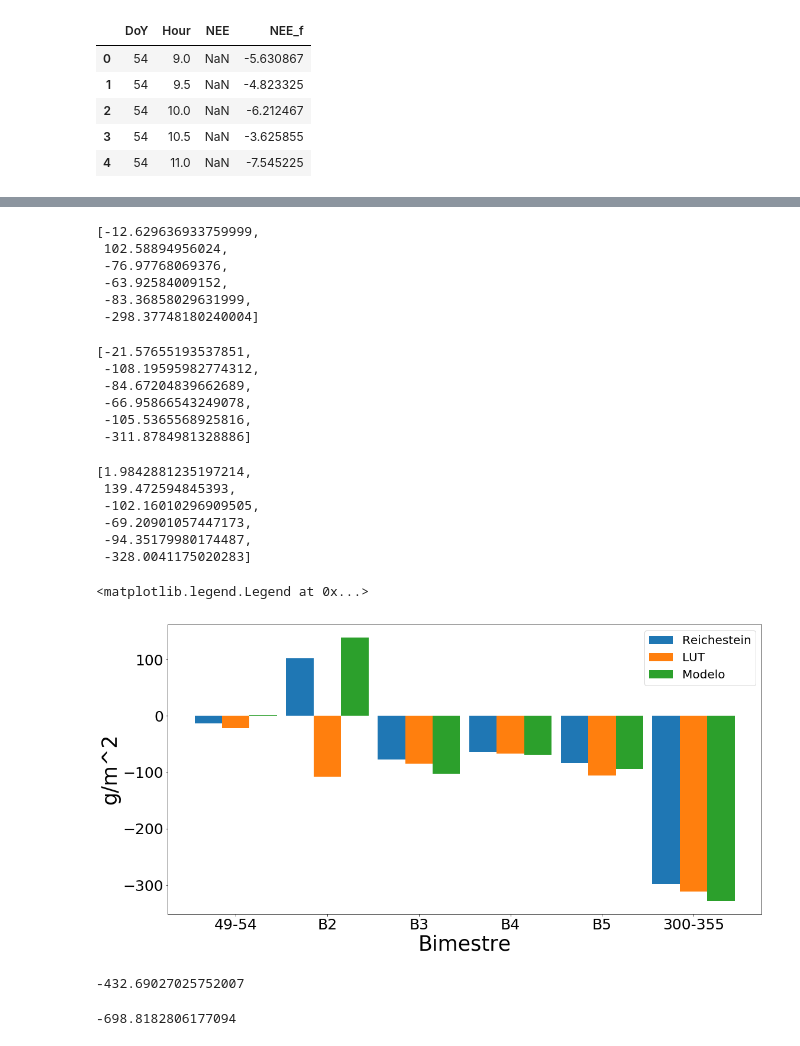
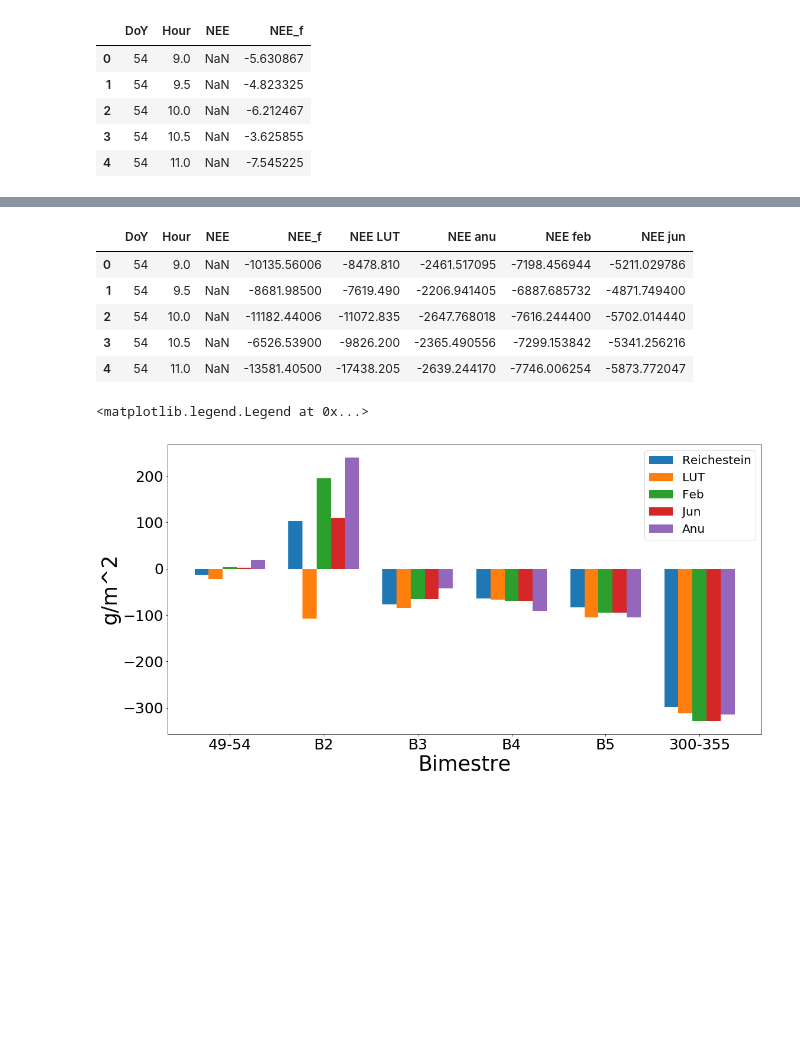
Before and after one commit to Nahu-11/Tesis, a Jupyter notebook: New scripts/Comparacion.ipynb, the cells around one changed output, grey strips where cells are left out. Drawn from its saved outputs; the diff is of its cells as text; code cells hidden in the pictures; blank space fills up the shorter version.

```diff
--- a/New scripts/Comparacion.ipynb
+++ b/New scripts/Comparacion.ipynb
@@ -144,9 +201,7 @@ comparacion.tail()
 # %%
 plt.figure(figsize=(18,9))
-plt.plot(comparacion.index/48 + 54, comparacion['NEE'], 'o', ms = 2)
-plt.plot(comparacion.index/48 + 54, comparacion['NEE_f'], 'o', ms = 2)
-plt.plot(comparacion.index/48 + 54, comparacion['NEE LUT'], 'o', ms = 2)
-plt.plot(comparacion.index/48 + 54, comparacion['NEE mod'], 'o', ms = 2)
+for i in comparacion.columns[2:]:
+    plt.plot(comparacion.index/48 + 54, comparacion[i], 'o', ms = 2)
 plt.legend()
 # %% [output]
 <matplotlib.legend.Legend at 0x...>
@@ -154,4 +209,7 @@ plt.legend()
 # %%
-plt.figure(figsize=(18,9))
-plt.plot(comparacion.index/48 + 54, comparacion['NEE'], 'o', ms = 2)
+for i in comparacion.columns[2:]:
+    plt.figure(figsize=(18,9))
+    plt.plot(comparacion.index/48 + 54, comparacion[i], 'o', ms = 2)
+    plt.ylim(-30, 15)
+    plt.legend()
 # %% [output]
@@ -212,8 +222,22 @@ acumulados['DoY'] = comparacion['DoY'][:]
+# %%
+acumulados = comparacion[:]
+acumulados[comparacion.columns[2:]] = comparacion[comparacion.columns[2:]][:]*60*30
+# %%
+acumulados.head()
+# %% [output]
+|  | DoY | Hour | NEE | NEE_f | NEE LUT | NEE anu | NEE feb | NEE jun |
+| 0 | 54 | 9.0 | NaN | -10135.56006 | -8478.810 | -2461.517095 | -7198.456944 | -5211.029786 |
+| 1 | 54 | 9.5 | NaN | -8681.98500 | -7619.490 | -2206.941405 | -6887.685732 | -4871.749400 |
+| 2 | 54 | 10.0 | NaN | -11182.44006 | -11072.835 | -2647.768018 | -7616.244400 | -5702.014440 |
+| 3 | 54 | 10.5 | NaN | -6526.53900 | -9826.200 | -2365.490556 | -7299.153842 | -5341.256216 |
+| 4 | 54 | 11.0 | NaN | -13581.40500 | -17438.205 | -2639.244170 | -7746.006254 | -5873.772047 |
 # %%
 dias = np.arange(0, 420, 60)
 nee_f = list(range(1, len(dias)))
 nee_lut = list(range(1, len(dias)))
-nee_mod = list(range(1, len(dias)))
+nee_feb = list(range(1, len(dias)))
+nee_jun = list(range(1, len(dias)))
+nee_anu = list(range(1, len(dias)))
 for i in list(range(1, len(dias))):
     desde = dias[i-1]
     hasta = dias[i]
@@ -222,54 +246,23 @@ for i in list(range(1, len(dias))):
                               ]
     nee_f[i-1] = datos_bimens['NEE_f'].sum()/1000000*44
     nee_lut[i-1] = datos_bimens['NEE LUT'].sum()/1000000*44
-    nee_mod[i-1] = datos_bimens['NEE mod'].sum()/1000000*44
+    nee_feb[i-1] = datos_bimens['NEE feb'].sum()/1000000*44
+    nee_jun[i-1] = datos_bimens['NEE jun'].sum()/1000000*44
+    nee_anu[i-1] = datos_bimens['NEE anu'].sum()/1000000*44
-# %%
-nee_f
-# %% [output]
-[-12.629636933759999,
- 102.58894956024,
- -76.97768069376,
- -63.92584009152,
- -83.36858029631999,
- -298.37748180240004]
-# %%
-nee_lut
-# %% [output]
-[-21.57655193537851,
- -108.19595982774312,
- -84.67204839662689,
- -66.95866543249078,
- -105.5365568925816,
- -311.8784981328886]
-# %%
-nee_mod
-# %% [output]
-[1.9842881235197214,
- 139.472594845393,
- -102.16010296909505,
- -69.20901057447173,
- -94.35179980174487,
- -328.0041175020283]
 # %%
 labels = ['49-54', 'B2', 'B3', 'B4', 'B5', '300-355']
 x = np.arange(len(labels))
-width = 0.3
+width = 0.15
 fig, ax = plt.subplots(figsize = (18, 9))
-rects1 = ax.bar(x - width, nee_f, width, label='Reichestein')
-rects2 = ax.bar(x, nee_lut, width, label='LUT')
-rects3 = ax.bar(x + width, nee_mod, width, label='Modelo')
+rects1 = ax.bar(x - 2*width, nee_f, width, label='Reichestein')
+rects2 = ax.bar(x - width, nee_lut, width, label='LUT')
+rects3 = ax.bar(x, nee_feb, width, label='Feb')
+rects3 = ax.bar(x + width, nee_jun, width, label='Jun')
+rects3 = ax.bar(x + 2*width, nee_anu, width, label='Anu')
 ax.set_xticks(x)
 ax.set_xticklabels(labels)
 metadata('Bimestre', 'g/m^2')
 plt.legend(fontsize = 20)
 # %% [output]
 <matplotlib.legend.Legend at 0x...>
-[figure, old version]
+[figure, new version]
-# %%
-sum(nee_f)
-# %% [output]
--432.69027025752007
-# %%
-sum(nee_lut)
-# %% [output]
--698.8182806177094
```
Also changed, not shown: parts of 19 cells of this notebook.
